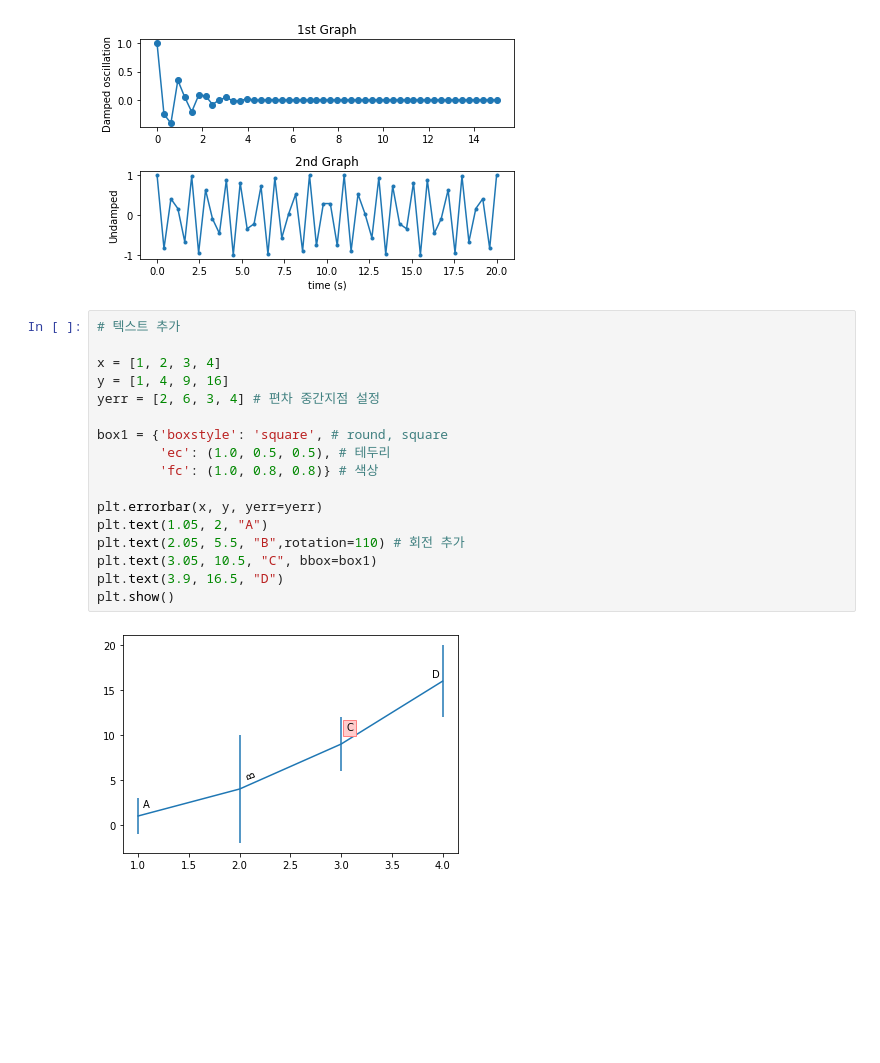
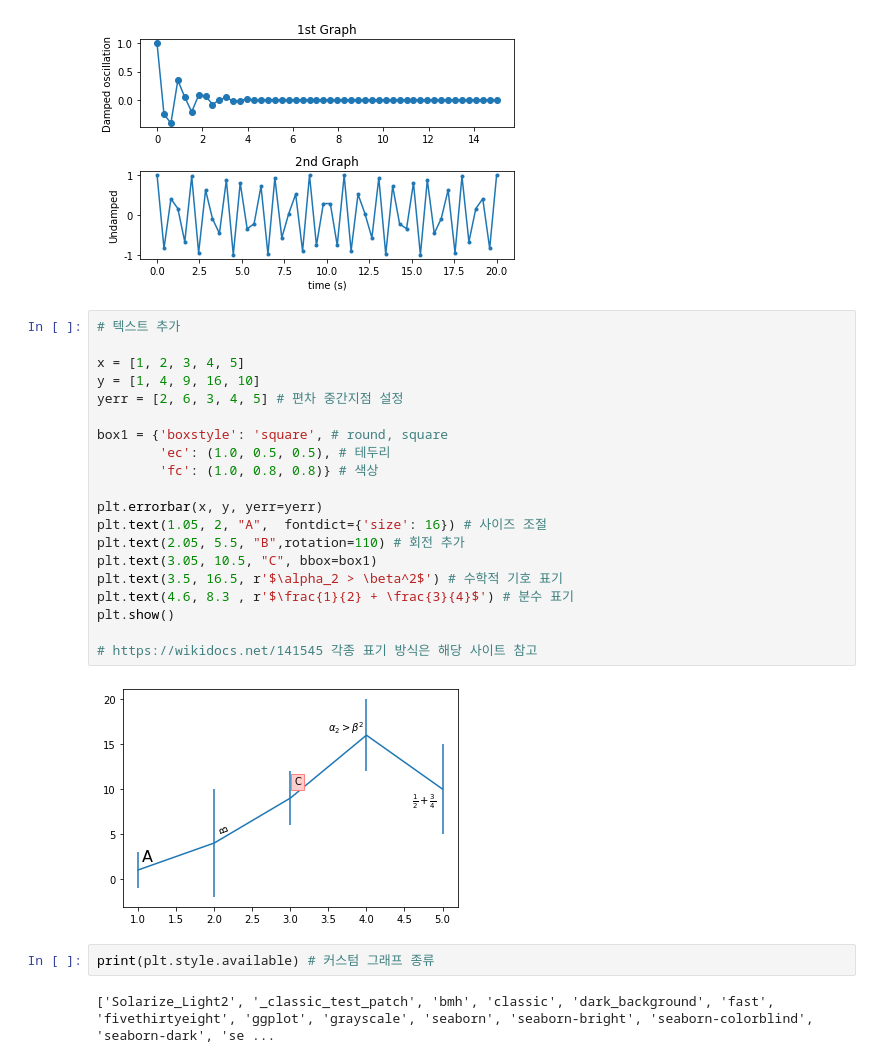
Before and after one commit to JGH94/python_MatplotLib, a Jupyter notebook: python_MatplotLib.ipynb, the cells around one changed output. Saved outputs shown, nothing was run; the diff lists cells and outputs as text; blank space fills up the shorter version.

```diff
--- a/python_MatplotLib.ipynb
+++ b/python_MatplotLib.ipynb
@@ -348,19 +348,26 @@ plt.show()
 # %%
 # 텍스트 추가
 
-x = [1, 2, 3, 4]
-y = [1, 4, 9, 16]
-yerr = [2, 6, 3, 4] # 편차 중간지점 설정
+x = [1, 2, 3, 4, 5]
+y = [1, 4, 9, 16, 10]
+yerr = [2, 6, 3, 4, 5] # 편차 중간지점 설정
 
 box1 = {'boxstyle': 'square', # round, square
         'ec': (1.0, 0.5, 0.5), # 테두리
         'fc': (1.0, 0.8, 0.8)} # 색상
 
 plt.errorbar(x, y, yerr=yerr)
-plt.text(1.05, 2, "A")
+plt.text(1.05, 2, "A",  fontdict={'size': 16}) # 사이즈 조절
 plt.text(2.05, 5.5, "B",rotation=110) # 회전 추가
 plt.text(3.05, 10.5, "C", bbox=box1)
-plt.text(3.9, 16.5, "D")
+plt.text(3.5, 16.5, r'$\alpha_2 > \beta^2$') # 수학적 기호 표기
+plt.text(4.6, 8.3 , r'$\frac{1}{2} + \frac{3}{4}$') # 분수 표기
 plt.show()
+
+# https://wikidocs.net/141545 각종 표기 방식은 해당 사이트 참고
 # %% [output]
-[figure, old version]
+[figure, new version]
+# %%
+print(plt.style.available) # 커스텀 그래프 종류
+# %% [output]
+['Solarize_Light2', '_classic_test_patch', 'bmh', 'classic', 'dark_background', 'fast', 'fivethirtyeight', 'ggplot', 'grayscale', 'seaborn', 'seaborn-bright', 'seaborn-colorblind', 'seaborn-dark', 'se ...
```
Also changed, not shown: parts of 1 cell of this notebook.
